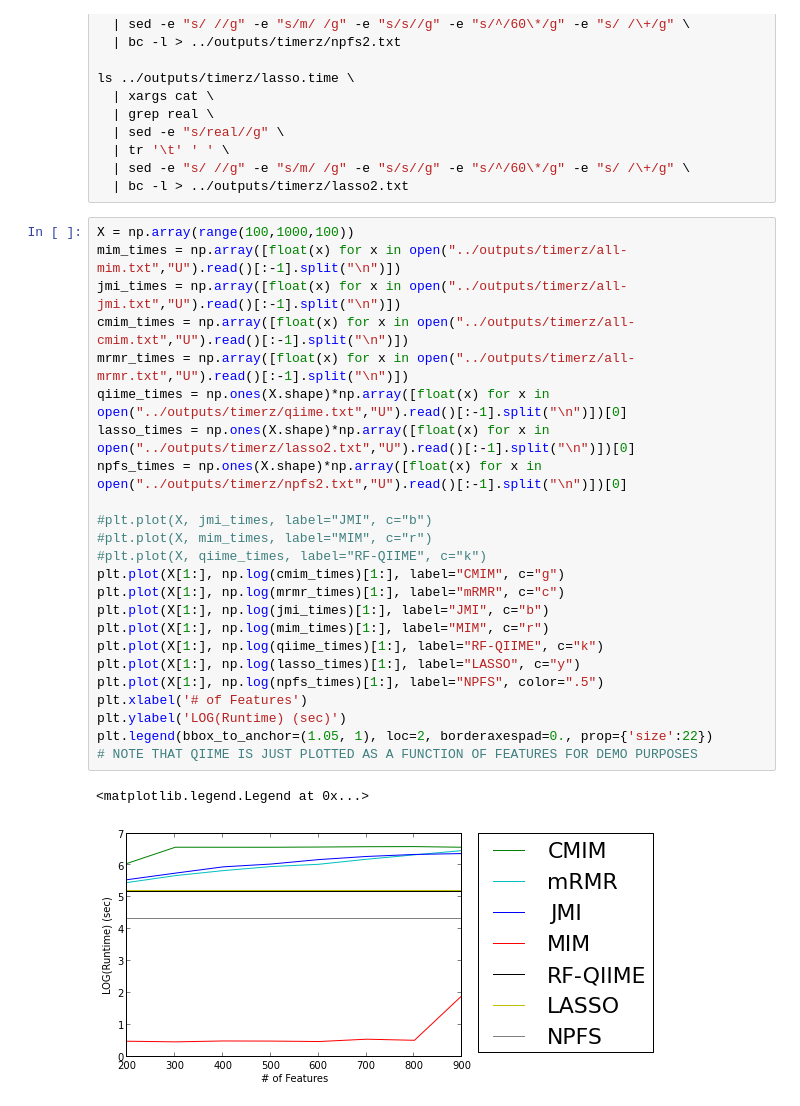
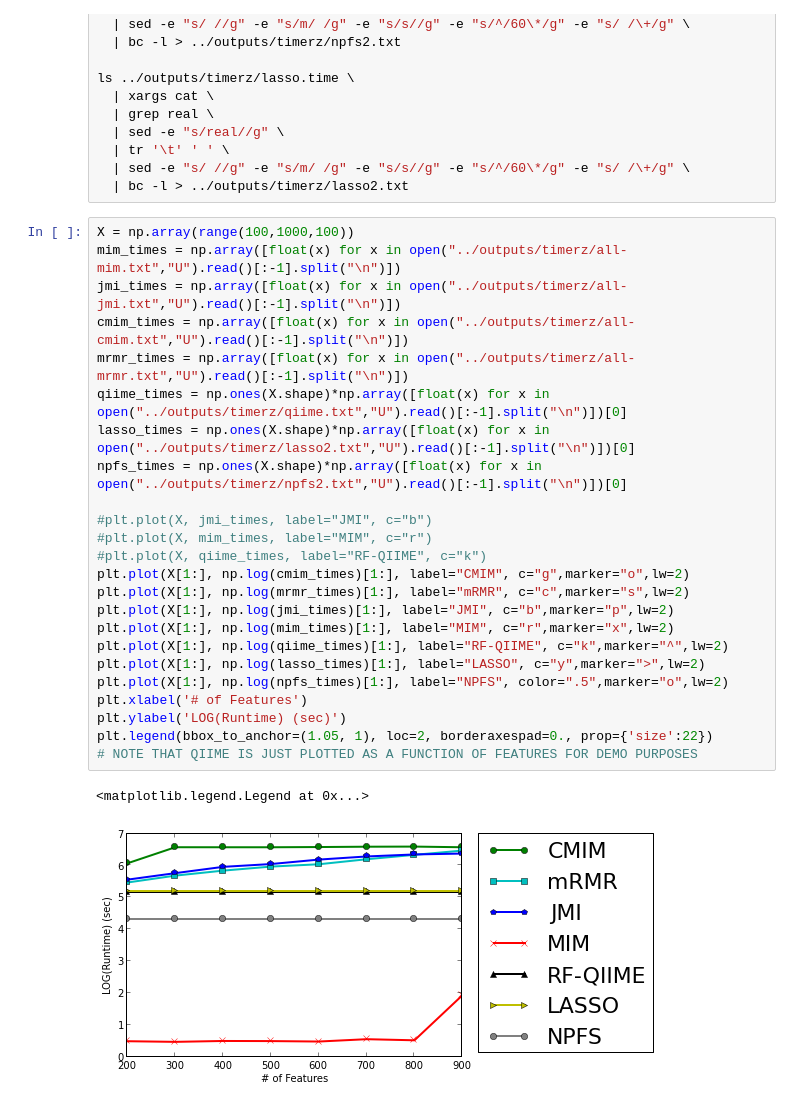
Before and after one commit to gditzler/MG-SubsetSelection, a Jupyter notebook: notebooks/FS-Times.ipynb, the cells around one changed output. Saved outputs shown, nothing was run; the diff lists cells and outputs as text.

Commit message:
updated fs-times

```diff
--- a/notebooks/FS-Times.ipynb
+++ b/notebooks/FS-Times.ipynb
@@ -105,27 +142,27 @@ ls ../outputs/timerz/lasso.time \
 # %%
 X = np.array(range(100,1000,100))
 mim_times = np.array([float(x) for x in open("../outputs/timerz/all-mim.txt","U").read()[:-1].split("\n")])
 jmi_times = np.array([float(x) for x in open("../outputs/timerz/all-jmi.txt","U").read()[:-1].split("\n")])
 cmim_times = np.array([float(x) for x in open("../outputs/timerz/all-cmim.txt","U").read()[:-1].split("\n")])
 mrmr_times = np.array([float(x) for x in open("../outputs/timerz/all-mrmr.txt","U").read()[:-1].split("\n")])
 qiime_times = np.ones(X.shape)*np.array([float(x) for x in open("../outputs/timerz/qiime.txt","U").read()[:-1].split("\n")])[0]
 lasso_times = np.ones(X.shape)*np.array([float(x) for x in open("../outputs/timerz/lasso2.txt","U").read()[:-1].split("\n")])[0]
 npfs_times = np.ones(X.shape)*np.array([float(x) for x in open("../outputs/timerz/npfs2.txt","U").read()[:-1].split("\n")])[0]
 
 #plt.plot(X, jmi_times, label="JMI", c="b")
 #plt.plot(X, mim_times, label="MIM", c="r")
 #plt.plot(X, qiime_times, label="RF-QIIME", c="k")
-plt.plot(X[1:], np.log(cmim_times)[1:], label="CMIM", c="g")
-plt.plot(X[1:], np.log(mrmr_times)[1:], label="mRMR", c="c")
-plt.plot(X[1:], np.log(jmi_times)[1:], label="JMI", c="b")
-plt.plot(X[1:], np.log(mim_times)[1:], label="MIM", c="r")
-plt.plot(X[1:], np.log(qiime_times)[1:], label="RF-QIIME", c="k")
-plt.plot(X[1:], np.log(lasso_times)[1:], label="LASSO", c="y")
-plt.plot(X[1:], np.log(npfs_times)[1:], label="NPFS", color=".5")
+plt.plot(X[1:], np.log(cmim_times)[1:], label="CMIM", c="g",marker="o",lw=2)
+plt.plot(X[1:], np.log(mrmr_times)[1:], label="mRMR", c="c",marker="s",lw=2)
+plt.plot(X[1:], np.log(jmi_times)[1:], label="JMI", c="b",marker="p",lw=2)
+plt.plot(X[1:], np.log(mim_times)[1:], label="MIM", c="r",marker="x",lw=2)
+plt.plot(X[1:], np.log(qiime_times)[1:], label="RF-QIIME", c="k",marker="^",lw=2)
+plt.plot(X[1:], np.log(lasso_times)[1:], label="LASSO", c="y",marker=">",lw=2)
+plt.plot(X[1:], np.log(npfs_times)[1:], label="NPFS", color=".5",marker="o",lw=2)
 plt.xlabel('# of Features')
 plt.ylabel('LOG(Runtime) (sec)')
 plt.legend(bbox_to_anchor=(1.05, 1), loc=2, borderaxespad=0., prop={'size':22})
 # NOTE THAT QIIME IS JUST PLOTTED AS A FUNCTION OF FEATURES FOR DEMO PURPOSES
 # %% [output]
 <matplotlib.legend.Legend at 0x...>
-[figure, old version]
+[figure, new version]
```
Also changed, not shown: parts of 4 cells of this notebook.
